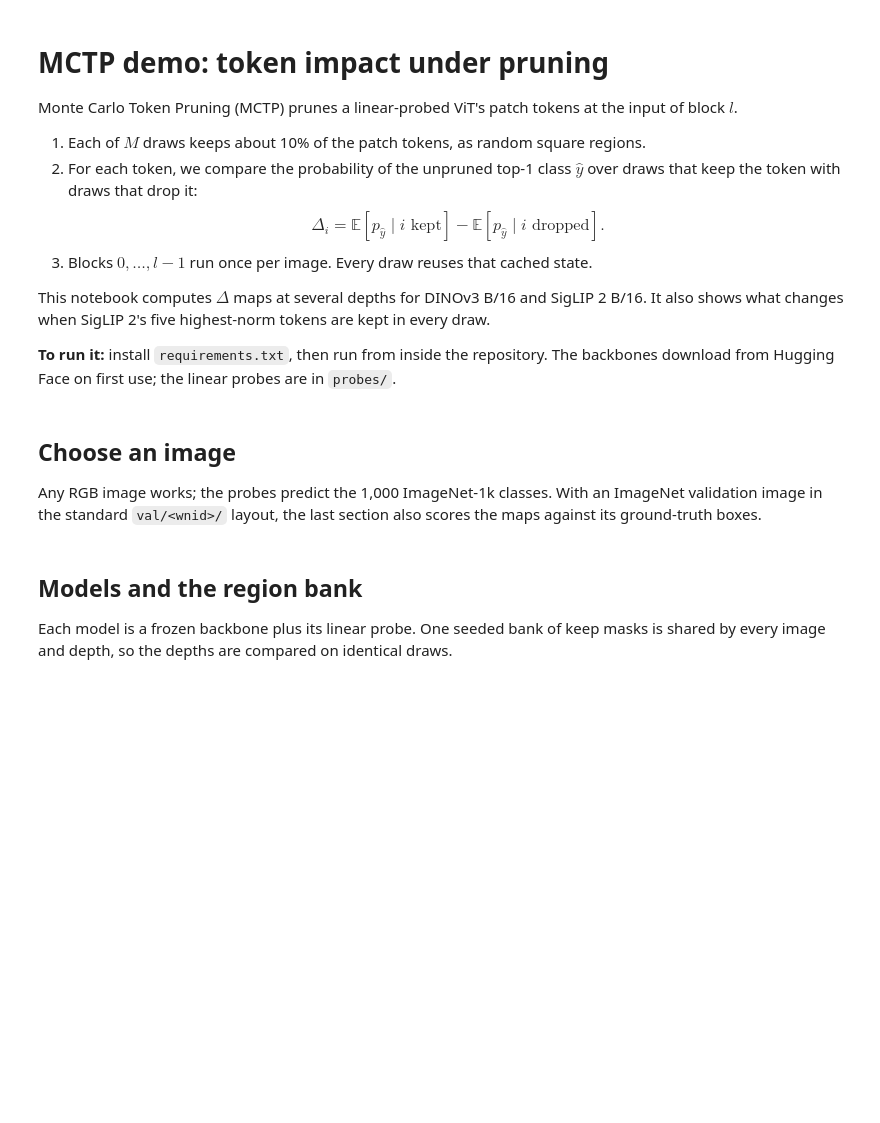
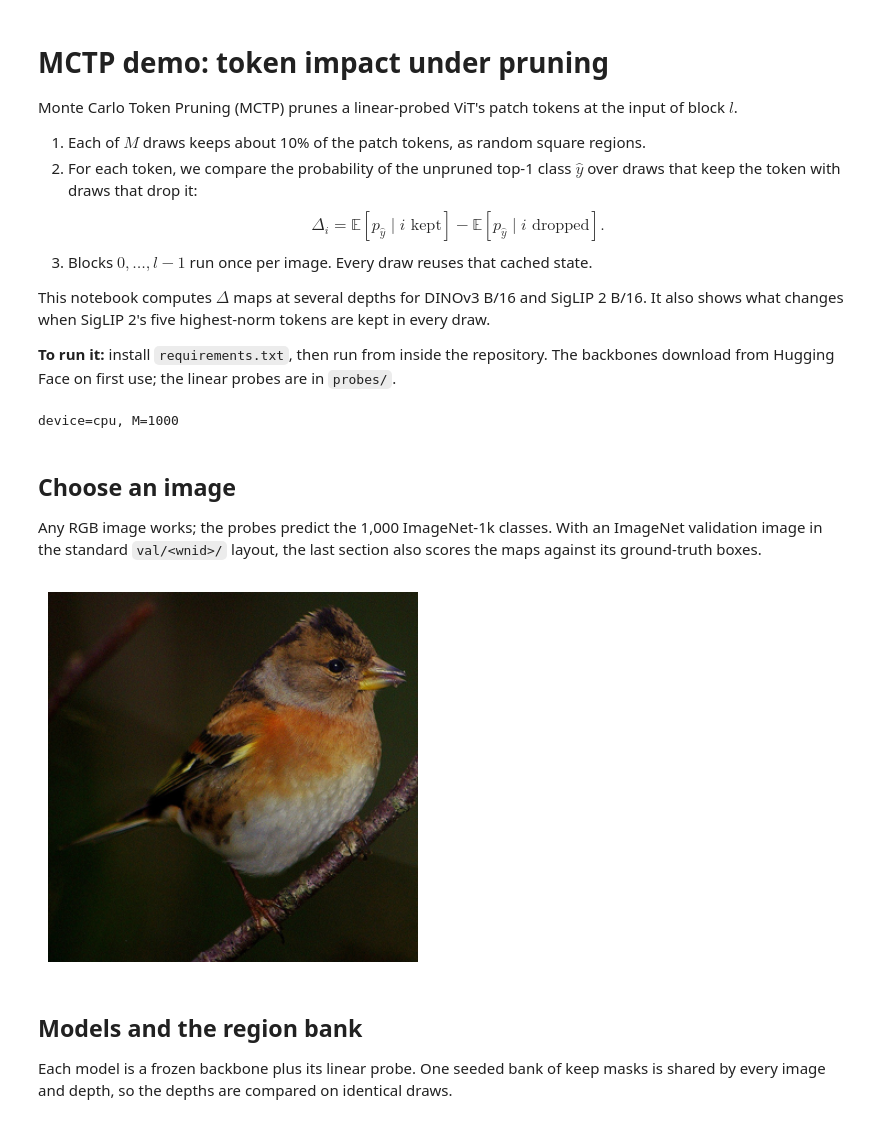
Before and after one commit to Julian-Wyatt/MCTP, a Jupyter notebook: notebooks/mctp_demo.ipynb, the cells around one changed output. Cells and saved outputs as stored; diff of their text form; code cells hidden in the pictures; blank space fills up the shorter version.

Commit message:
Fill the demo notebook with example outputs and a summary chart

```diff
--- a/notebooks/mctp_demo.ipynb
+++ b/notebooks/mctp_demo.ipynb
@@ -19,6 +19,7 @@ from pathlib import Path
 import matplotlib.pyplot as plt
 import numpy as np
 import torch
+import transformers
 from PIL import Image
 from timm.data import ImageNetInfo
 from torchvision import transforms
@@ -36,21 +37,26 @@ from utils.metrics.effective_support import positive_effective_support
 from utils.metrics.off_box_mass import normalised_off_box_mass
 from utils.metrics.rank_agreement import spearman_correlation, top_fraction_overlap
 
+transformers.logging.set_verbosity_error()  # SigLIP 2 loads from a checkpoint that also holds its unused text tower
 DEVICE = "cuda" if torch.cuda.is_available() else "cpu"
-NUM_DRAWS = 1000 if DEVICE == "cuda" else 200  # M; 1000 takes a few minutes on a laptop CPU
+NUM_DRAWS = 1000  # M; this notebook takes about 3 minutes on a laptop CPU (200 for a quicker look)
 DEPTHS = [0, 3, 6, 9]
 print(f"device={DEVICE}, M={NUM_DRAWS}")
+# %% [output]
+device=cpu, M=1000
 # %% [markdown]
 ## Choose an image
 
 Any RGB image works; the probes predict the 1,000 ImageNet-1k classes. With an ImageNet validation image in the standard `val/<wnid>/` layout, the last section also scores the maps against its ground-truth boxes.
 # %%
-IMAGE_PATH = Path("path/to/your/image.JPEG")
+IMAGE_PATH = Path("/path/to/imagenet/val/n01530575/ILSVRC2012_val_00002730.JPEG")  # any RGB image
 image = Image.open(IMAGE_PATH).convert("RGB")
 # The model input geometry without normalisation, for display: [IMAGE_SIZE, IMAGE_SIZE] RGB.
 crop = transforms.Compose([transforms.Resize(IMAGE_SIZE, interpolation=transforms.InterpolationMode.BICUBIC),
                            transforms.CenterCrop(IMAGE_SIZE)])(image)
 plt.imshow(crop); plt.axis("off");
+# %% [output]
+[figure, added]
 # %% [markdown]
 ## Models and the region bank
 
```
Also changed, not shown: parts of 5 cells of this notebook, 1 other file.
